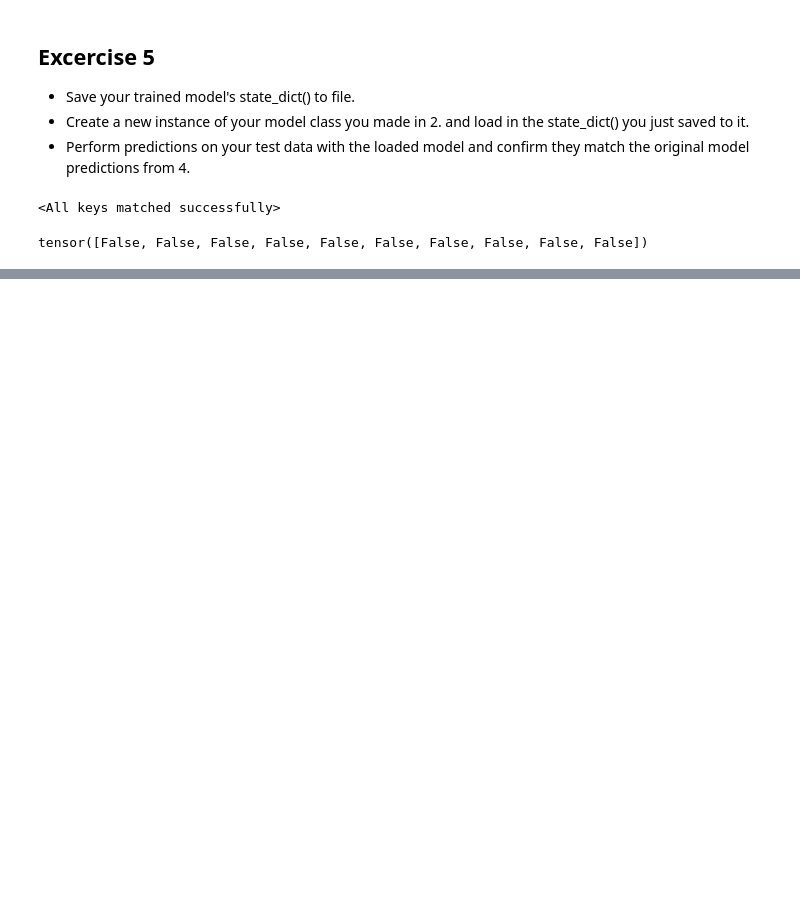
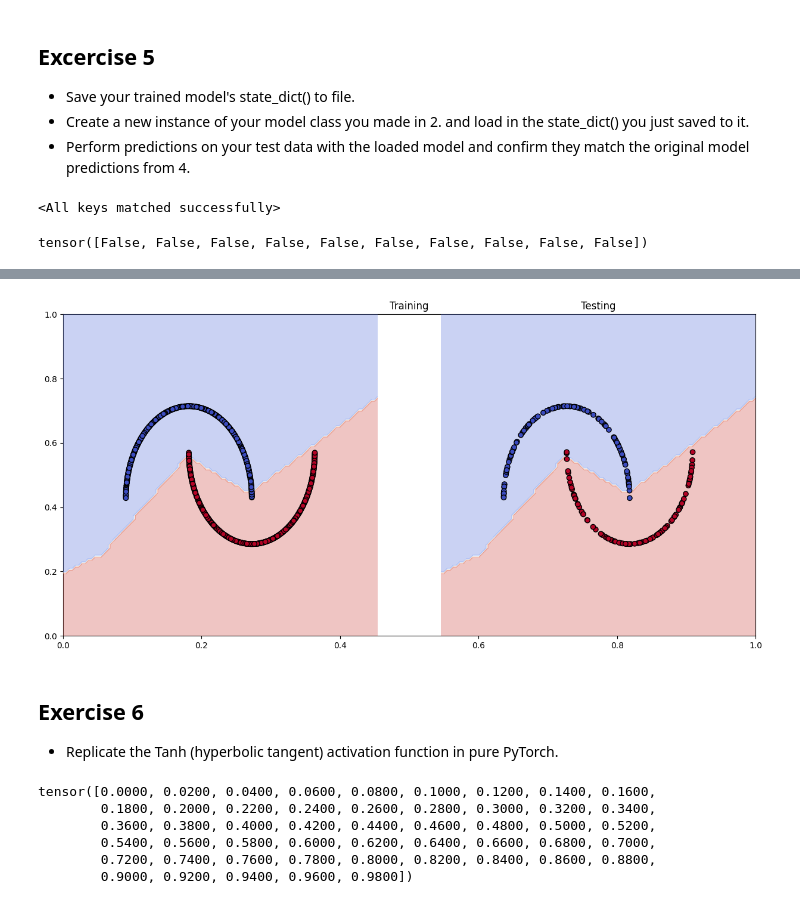
Before and after one commit to 27804balaji/Pytorch, a Jupyter notebook: PyTorch_Excercise.ipynb, the cells around one changed output, grey strips where cells are left out. Saved outputs shown, nothing was run; the diff lists cells and outputs as text; code cells hidden in the pictures; blank space fills up the shorter version.

Commit message:
PyTorch Excercise

```diff
--- a/PyTorch_Excercise.ipynb
+++ b/PyTorch_Excercise.ipynb
@@ -469,0 +536,16 @@ tensor([False, False, False, False, False, False, False, False, False, False])
+# %%
+from torch import nn
+
+class MoonModel(nn.Module):
+  def __init__(self):
+    super().__init__()
+    # self.flatten_layer = nn.Flatten()
+    self.layer_1 = nn.Linear(in_features = x_train.shape[1], out_features = 10)
+    self.layer_2 = nn.Linear(in_features = 10, out_features = len(y.unique()))
+    self.relu = nn.ReLU()
+
+  def forward(self, x):
+    return self.layer_2(self.relu(self.layer_1(x)))
+# %%
+model = MoonModel()
+model.state_dict()
@@ -469,0 +597,4 @@ tensor([False, False, False, False, False, False, False, False, False, False])
+# %%
+loss_fn = nn.CrossEntropyLoss()
+optimizer = torch.optim.SGD(params = model.parameters(),
+                            lr = 0.01)
@@ -469,0 +612,6 @@ tensor([False, False, False, False, False, False, False, False, False, False])
+# %%
+def accuracy(y_true, y_pred):
+  y_pred_class = torch.argmax(y_pred, dim=1)
+  correct = torch.eq(y_true, y_pred_class).sum().item() # y_train == torch.argmax(y_pred, dim = 1)
+  acc = (correct / len(y_pred)) * 100
+  return acc
@@ -469,0 +718,30 @@ tensor([False, False, False, False, False, False, False, False, False, False])
+# %%
+import matplotlib.pyplot as plt
+
+plt.figure(figsize = (15, 7))
+plt.title('Training')
+plt.subplot(1, 2, 1)
+plot_decision(model, x_train, y_train)
+plt.axis(False)
+
+plt.subplot(1, 2, 2)
+plt.title('Testing')
+plot_decision(model, x_test, y_test)
+plt.axis(False)
+plt.show();
+# %% [output]
+[figure, added]
+# %% [markdown]
+## Exercise 6
+
+* Replicate the Tanh (hyperbolic tangent) activation function in pure PyTorch.
+# %%
+A = torch.arange(0, 1, 0.02)
+A
+# %% [output]
+tensor([0.0000, 0.0200, 0.0400, 0.0600, 0.0800, 0.1000, 0.1200, 0.1400, 0.1600,
+        0.1800, 0.2000, 0.2200, 0.2400, 0.2600, 0.2800, 0.3000, 0.3200, 0.3400,
+        0.3600, 0.3800, 0.4000, 0.4200, 0.4400, 0.4600, 0.4800, 0.5000, 0.5200,
+        0.5400, 0.5600, 0.5800, 0.6000, 0.6200, 0.6400, 0.6600, 0.6800, 0.7000,
+        0.7200, 0.7400, 0.7600, 0.7800, 0.8000, 0.8200, 0.8400, 0.8600, 0.8800,
+        0.9000, 0.9200, 0.9400, 0.9600, 0.9800])
```
Also changed, not shown: parts of 50 cells of this notebook.
